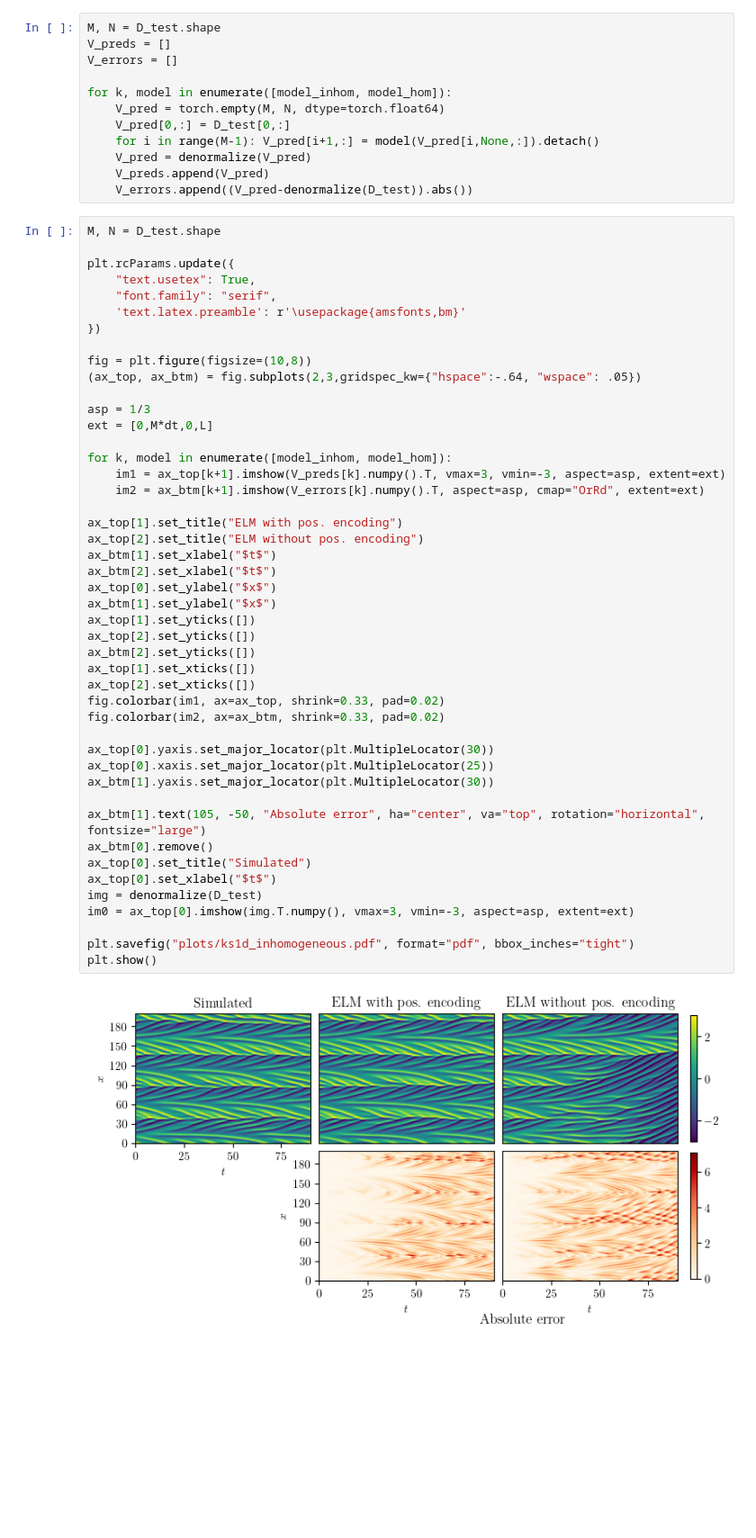
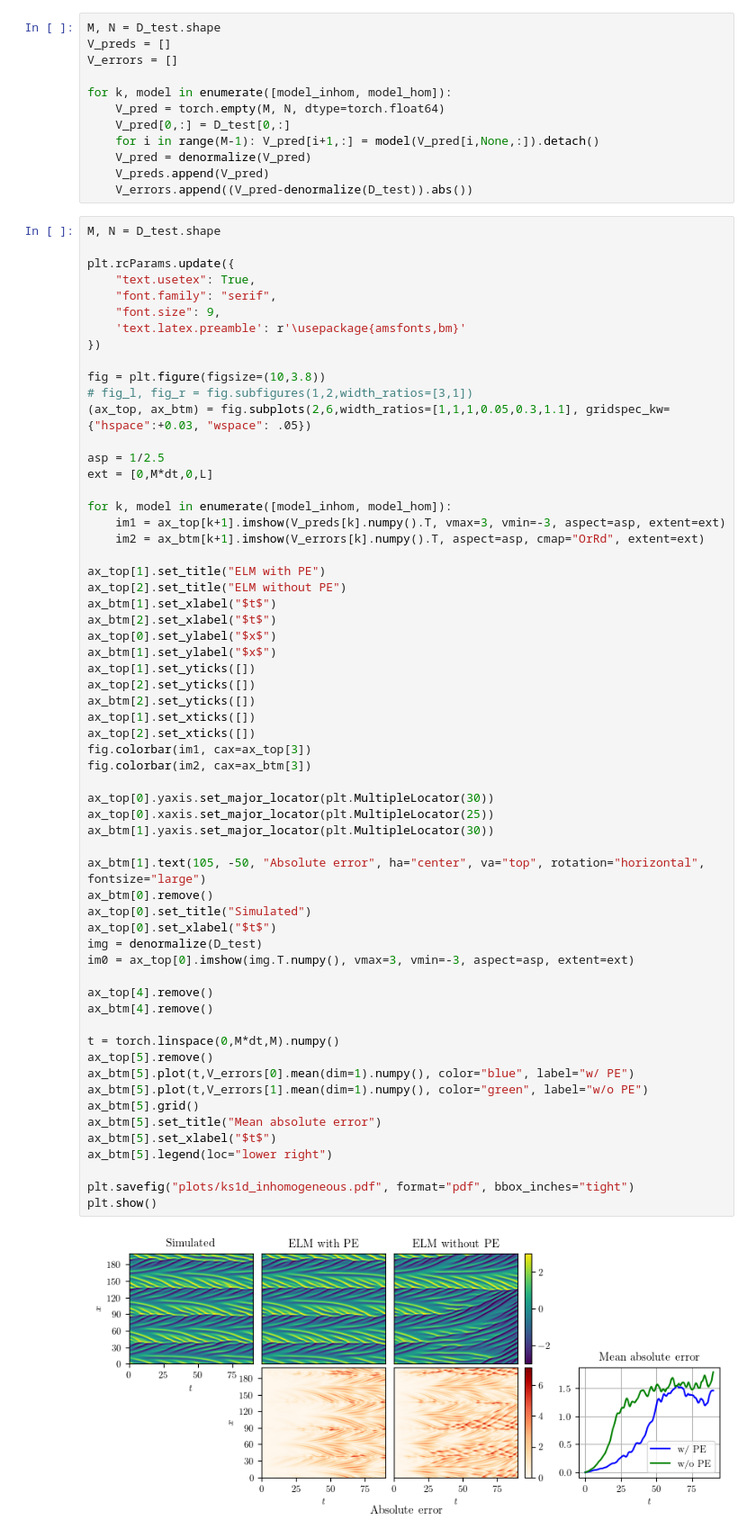
Before and after one commit to graps1/ELM-PDEs, a Jupyter notebook: ks1d/ks1d_inhomogeneous.ipynb, the cells around one changed output. Shown at 90% size. Saved outputs shown, nothing was run; the diff lists cells and outputs as text; blank space fills up the shorter version.

Commit message:
nice plots

```diff
--- a/ks1d/ks1d_inhomogeneous.ipynb
+++ b/ks1d/ks1d_inhomogeneous.ipynb
@@ -53,48 +53,62 @@ M, N = D_test.shape
 plt.rcParams.update({
     "text.usetex": True,
     "font.family": "serif",
+    "font.size": 9,
     'text.latex.preamble': r'\usepackage{amsfonts,bm}'
 })
 
-fig = plt.figure(figsize=(10,8))
-(ax_top, ax_btm) = fig.subplots(2,3,gridspec_kw={"hspace":-.64, "wspace": .05})
+fig = plt.figure(figsize=(10,3.8))
+# fig_l, fig_r = fig.subfigures(1,2,width_ratios=[3,1])
+(ax_top, ax_btm) = fig.subplots(2,6,width_ratios=[1,1,1,0.05,0.3,1.1], gridspec_kw={"hspace":+0.03, "wspace": .05})
 
-asp = 1/3
+asp = 1/2.5
 ext = [0,M*dt,0,L]
 
 for k, model in enumerate([model_inhom, model_hom]):
     im1 = ax_top[k+1].imshow(V_preds[k].numpy().T, vmax=3, vmin=-3, aspect=asp, extent=ext)
     im2 = ax_btm[k+1].imshow(V_errors[k].numpy().T, aspect=asp, cmap="OrRd", extent=ext)
 
-ax_top[1].set_title("ELM with pos. encoding")
-ax_top[2].set_title("ELM without pos. encoding")
+ax_top[1].set_title("ELM with PE")
+ax_top[2].set_title("ELM without PE")
 ax_btm[1].set_xlabel("$t$")
 ax_btm[2].set_xlabel("$t$")
 ax_top[0].set_ylabel("$x$")
 ax_btm[1].set_ylabel("$x$")
 ax_top[1].set_yticks([])
 ax_top[2].set_yticks([])
 ax_btm[2].set_yticks([])
 ax_top[1].set_xticks([])
 ax_top[2].set_xticks([])
-fig.colorbar(im1, ax=ax_top, shrink=0.33, pad=0.02)
-fig.colorbar(im2, ax=ax_btm, shrink=0.33, pad=0.02)
+fig.colorbar(im1, cax=ax_top[3])
+fig.colorbar(im2, cax=ax_btm[3])
 
 ax_top[0].yaxis.set_major_locator(plt.MultipleLocator(30))
 ax_top[0].xaxis.set_major_locator(plt.MultipleLocator(25))
 ax_btm[1].yaxis.set_major_locator(plt.MultipleLocator(30))
 
 ax_btm[1].text(105, -50, "Absolute error", ha="center", va="top", rotation="horizontal", fontsize="large")
 ax_btm[0].remove()
 ax_top[0].set_title("Simulated")
 ax_top[0].set_xlabel("$t$")
 img = denormalize(D_test)
 im0 = ax_top[0].imshow(img.T.numpy(), vmax=3, vmin=-3, aspect=asp, extent=ext)
 
+ax_top[4].remove()
+ax_btm[4].remove()
+
+t = torch.linspace(0,M*dt,M).numpy()
+ax_top[5].remove()
+ax_btm[5].plot(t,V_errors[0].mean(dim=1).numpy(), color="blue", label="w/ PE")
+ax_btm[5].plot(t,V_errors[1].mean(dim=1).numpy(), color="green", label="w/o PE")
+ax_btm[5].grid()
+ax_btm[5].set_title("Mean absolute error")
+ax_btm[5].set_xlabel("$t$")
+ax_btm[5].legend(loc="lower right")
+
 plt.savefig("plots/ks1d_inhomogeneous.pdf", format="pdf", bbox_inches="tight")
 plt.show()
 # %% [output]
-[figure, old version]
+[figure, new version]
 # %%
 x = torch.linspace(0,L,N)
 t = torch.linspace(0,dt*M,M)
```
Also changed, not shown: parts of 2 cells of this notebook, 4 other files.
